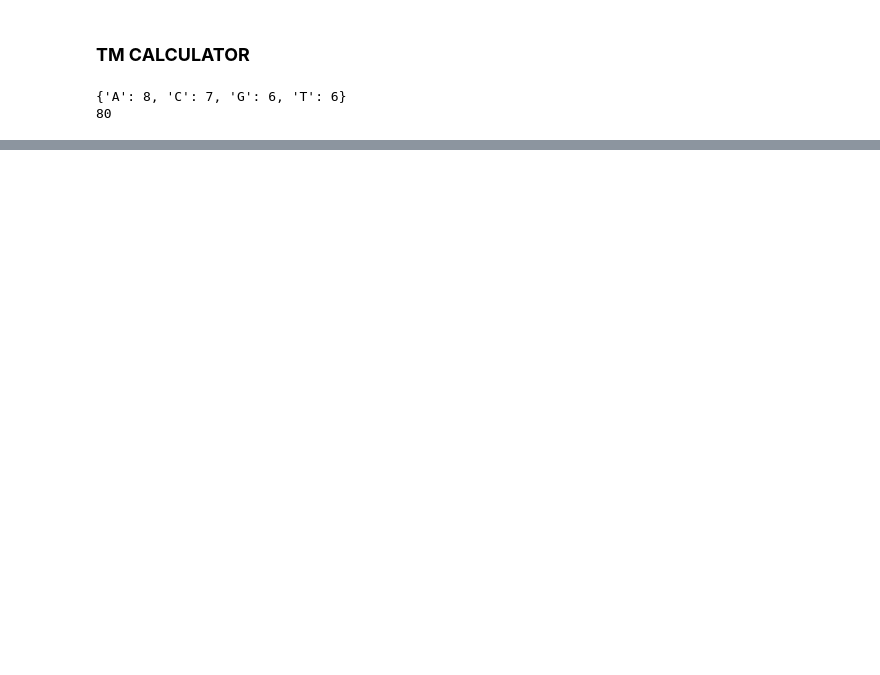
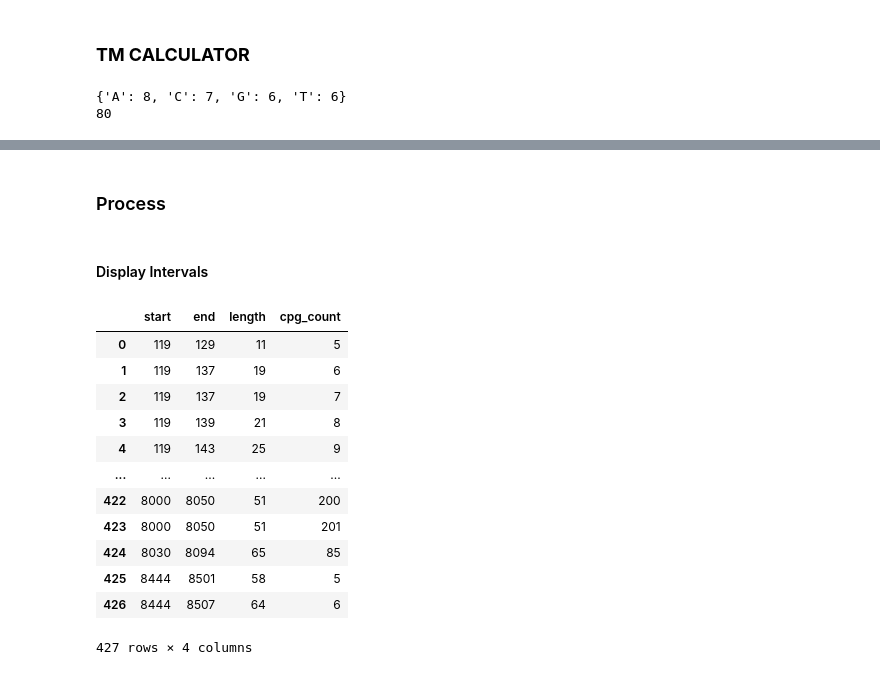
Before and after one commit to JoshuaNehemia/PrimerML, a Jupyter notebook: PRIMER_MACHINE_LEARNING_MODEL.ipynb, the cells around one changed output, grey strips where cells are left out. Saved outputs shown, nothing was run; the diff lists cells and outputs as text; code cells hidden in the pictures; blank space fills up the shorter version.

```diff
--- a/PRIMER_MACHINE_LEARNING_MODEL.ipynb
+++ b/PRIMER_MACHINE_LEARNING_MODEL.ipynb
@@ -17,14 +24,12 @@ PRIMER_LENGTH_LOWER_BOUND = 18
 PRIMER_LENGTH_UPPER_BOUND = 22
 OPTIMAL_TM_LOWER_BOUND = 58
 OPTIMAL_TM_UPPER_BOUND = 60
+CPG_THRESHOLD = 5
 
 # DEFINING VALUES (for current development)
 EXACTA_SHORT_LENGTH = 95
 EXACTA_MEDIUM_LENGTH = 150
 EXACTA_LONG_LENGTH = 250
-EXACTA_CPG_SHORT = 5
-EXACTA_CPG_MEDIUM = 10
-EXACTA_CPG_LONG = 15
 EXACTA_PRIMER_LENGTH = 22
 
 # DEFINING VALUES (for easier development)
@@ -63,0 +167,18 @@ def findCpg(genome):
+# %%
+def find_cpg_intervals(cpg_positions,max_span, min_threshold=CPG_THRESHOLD,start_point = PRIMER_LENGTH_LOWER_BOUND):
+  window_queue = deque()
+  intervals = []
+
+  for pos in cpg_positions:
+    if pos > start_point:
+      window_queue.append(pos)
+
+    while window_queue and window_queue[0] < pos - (max_span):
+      window_queue.popleft()
+
+    if len(window_queue) >= min_threshold:
+      start = window_queue[0]
+      end = pos
+      intervals.append({"start":start,"end": end,"length": (end-start+1),"cpg_count":len(window_queue)})
+
+  return intervals
@@ -63,0 +216,30 @@ def findCpg(genome):
+# %% [markdown]
+### Process
+# %%
+# cpg_positions = find_Cpg(genome)
+cpg_positions = create_big_test_case()
+short = find_cpg_intervals(cpg_positions,max_span=SHORT_UPPER_BOUND-(2*PRIMER_LENGTH_LOWER_BOUND),min_threshold=CPG_THRESHOLD)
+medium = find_cpg_intervals(cpg_positions,max_span=MEDIUM_UPPER_BOUND-(2*PRIMER_LENGTH_LOWER_BOUND),min_threshold=2*CPG_THRESHOLD)
+long = find_cpg_intervals(cpg_positions,max_span=LONG_UPPER_BOUND-(2*PRIMER_LENGTH_LOWER_BOUND),min_threshold=3*CPG_THRESHOLD)
+# %%
+df_short = pd.DataFrame(short)
+df_medium = pd.DataFrame(medium)
+df_long = pd.DataFrame(long)
+# %% [markdown]
+#### Display Intervals
+# %%
+df_short
+# %% [output]
+|  | start | end | length | cpg_count |
+| 0 | 119 | 129 | 11 | 5 |
+| 1 | 119 | 137 | 19 | 6 |
+| 2 | 119 | 137 | 19 | 7 |
+| 3 | 119 | 139 | 21 | 8 |
+| 4 | 119 | 143 | 25 | 9 |
+| ... | ... | ... | ... | ... |
+| 422 | 8000 | 8050 | 51 | 200 |
+| 423 | 8000 | 8050 | 51 | 201 |
+| 424 | 8030 | 8094 | 65 | 85 |
+| 425 | 8444 | 8501 | 58 | 5 |
+| 426 | 8444 | 8507 | 64 | 6 |
+427 rows × 4 columns
```
Also changed, not shown: parts of 18 cells of this notebook.
